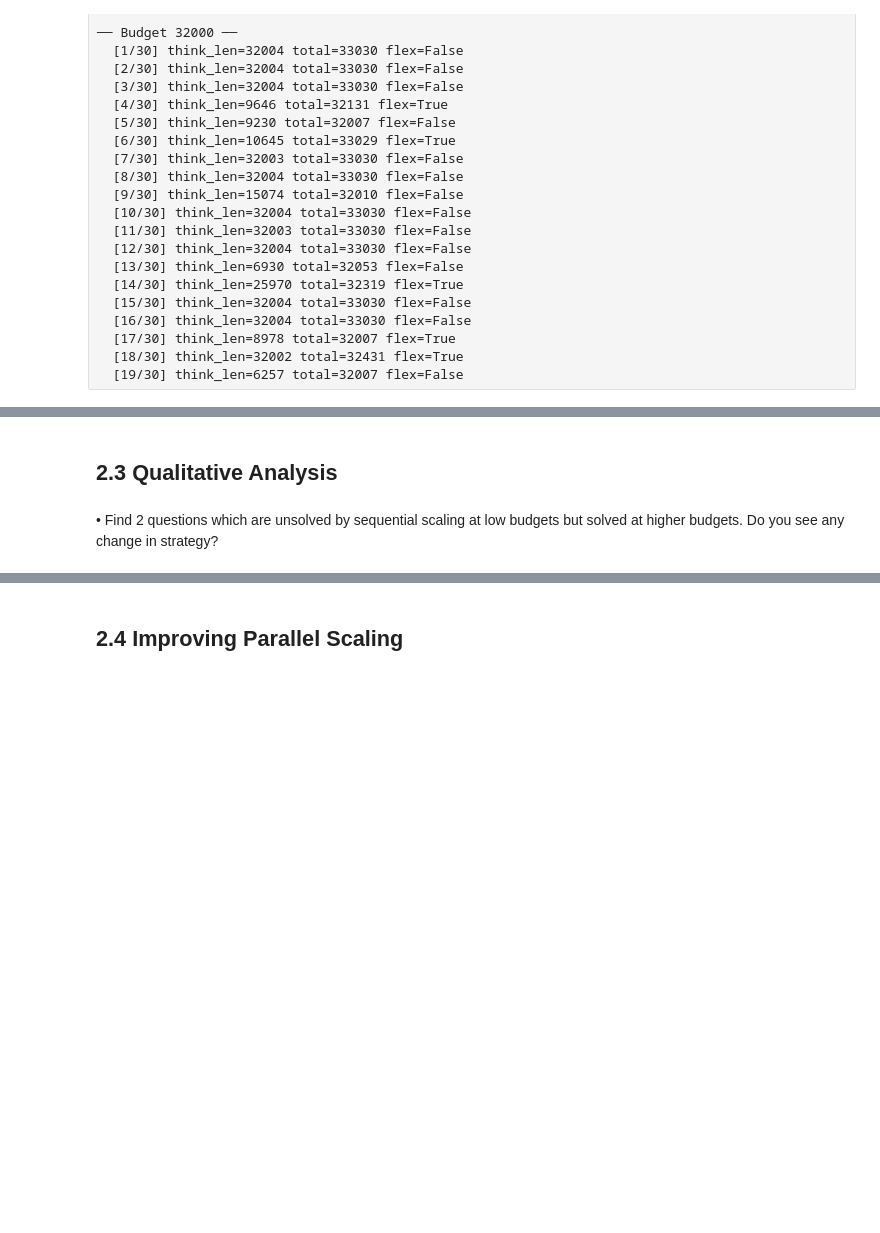
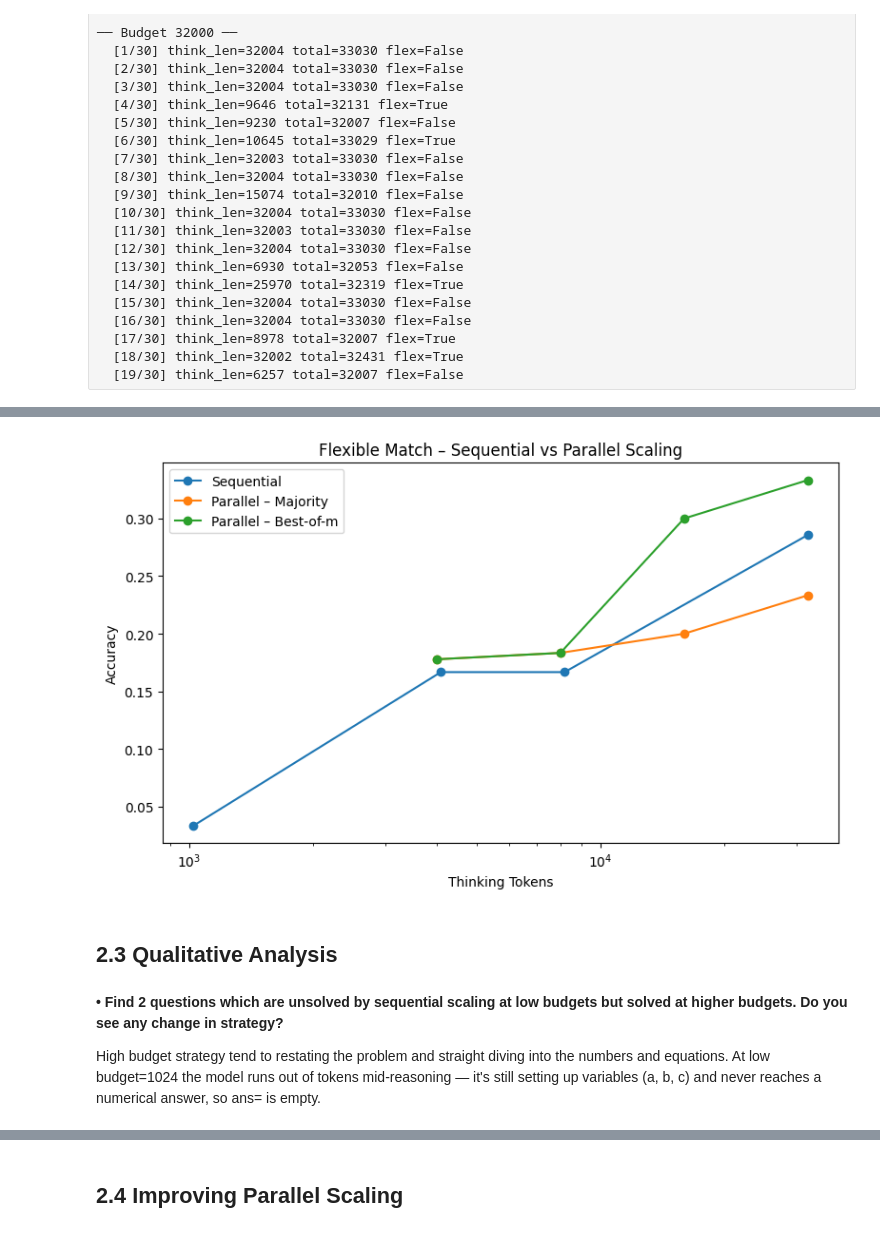
Before and after one commit to shobhit-05/cse493s-spring26-hw1, a Jupyter notebook: part2.ipynb, the cells around one changed output, grey strips where cells are left out. Saved outputs shown, nothing was run; the diff lists cells and outputs as text; code cells hidden in the pictures; blank space fills up the shorter version.

```diff
--- a/part2.ipynb
+++ b/part2.ipynb
@@ -604,44 +618,37 @@ seq_df = pd.concat(
 seq_df.to_csv("seq_results.csv", index=False)
 # %%
 import matplotlib.pyplot as plt
-import seaborn as sns
 
 seq_df = pd.read_csv("seq_results.csv")
 par_df = pd.read_csv("par_results.csv")
 
-fig, axes = plt.subplots(1, 2, figsize=(13, 5), sharey=True)
+fig, ax = plt.subplots(figsize=(8, 5))
 
-for ax, sfx, seq_col, title in zip(
-    axes,
-    ["flex", "exact"],
-    ["correct_flex", "correct_exact"],
-    ["Flexible", "Exact"],
-):
-    # ── Sequential ──────────────────────────────────────────────
-    g = seq_df.groupby("budget")[seq_col].mean()
-    ax.plot(g.index, g.values, marker="o", label="Sequential")
+g = seq_df.groupby("budget")["correct_flex"].mean()
+ax.plot(g.index, g.values, marker="o", label="Sequential")
 
-    # ── Parallel Majority ────────────────────────────────────────
-    g_maj = par_df.groupby("m")[f"majority_{sfx}"].mean()
-    ax.plot(g_maj.index * PAR_BUDGET, g_maj.values, marker="s", label="Parallel – Majority")
+g_maj = par_df.groupby("m")["majority_flex"].mean()
+ax.plot(g_maj.index * PAR_BUDGET, g_maj.values, marker="o", label="Parallel – Majority")
 
-    # ── Parallel Best-of-m ───────────────────────────────────────
-    g_bom = par_df.groupby("m")[f"bom_{sfx}"].mean()
-    ax.plot(g_bom.index * PAR_BUDGET, g_bom.values, marker="^", label="Parallel – Best-of-m")
+g_bom = par_df.groupby("m")["bom_flex"].mean()
+ax.plot(g_bom.index * PAR_BUDGET, g_bom.values, marker="o", label="Parallel – Best-of-m")
 
-    ax.set_xscale("log")
-    ax.set_xlabel("Thinking Tokens")
-    ax.set_ylabel("Accuracy")
-    ax.set_title(f"{title} Match")
-    ax.legend()
+ax.set_xscale("log")
+ax.set_xlabel("Thinking Tokens")
+ax.set_ylabel("Accuracy")
+ax.set_title("Flexible Match – Sequential vs Parallel Scaling")
+ax.legend()
 
-fig.suptitle("Sequential vs Parallel Scaling", fontsize=13)
 plt.tight_layout()
-plt.savefig("fig_combined.png", dpi=150)
+plt.savefig("fig_scaling_seq_par_flex.png", dpi=150)
 plt.show()
+# %% [output]
+[figure, added]
 # %% [markdown]
 ## 2.3 Qualitative Analysis
 # %% [markdown]
-• Find 2 questions which are unsolved by sequential scaling at low budgets
-but solved at higher budgets. Do you see any change in strategy?
+**• Find 2 questions which are unsolved by sequential scaling at low budgets
+but solved at higher budgets. Do you see any change in strategy?**
+
+High budget strategy tend to restating the problem and straight diving into the numbers and equations. At low budget=1024 the model runs out of tokens mid-reasoning — it's still setting up variables (a, b, c) and never reaches a numerical answer, so ans= is empty.
 # %%
```
Also changed, not shown: parts of 23 cells of this notebook, 13 other files.
